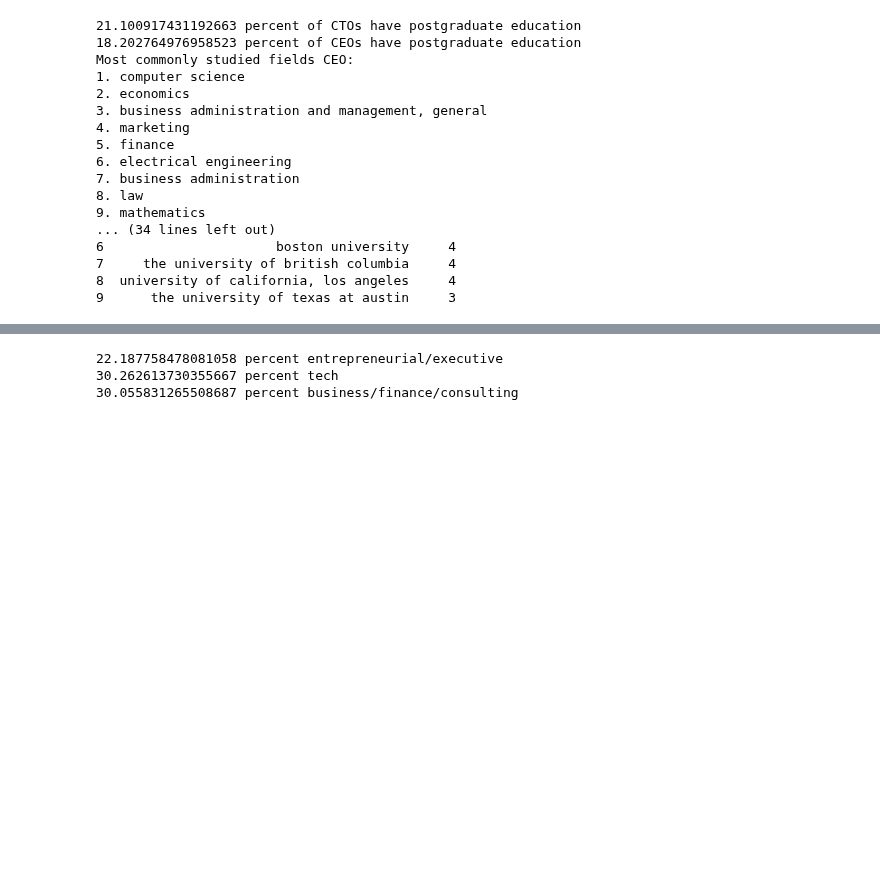
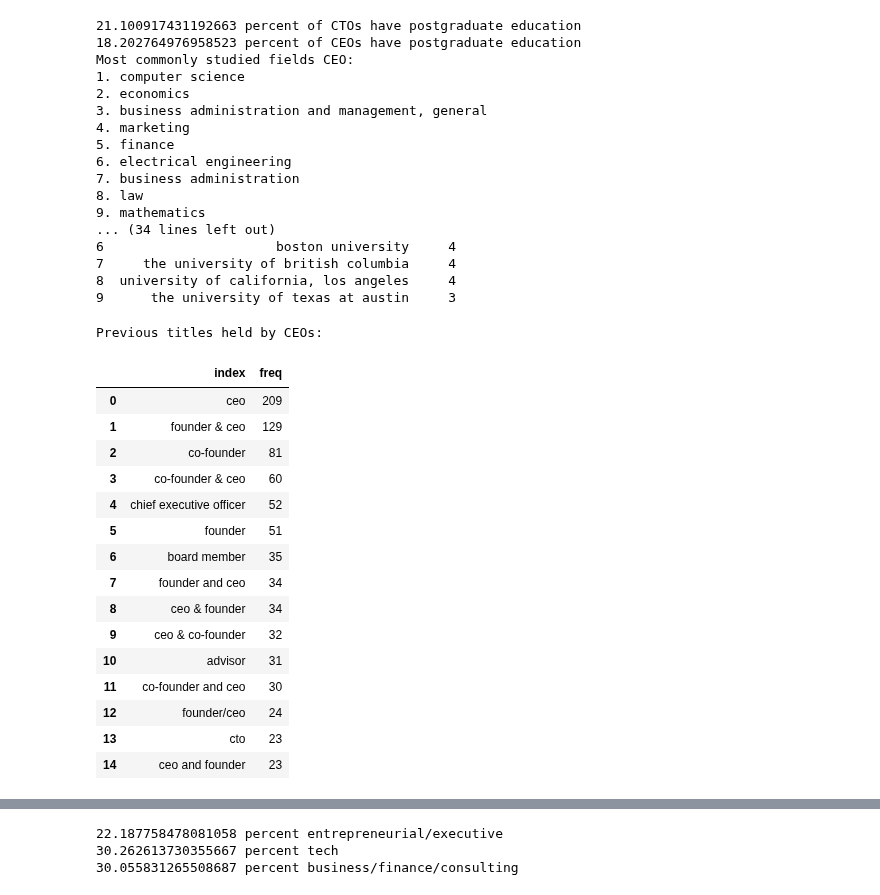
Before and after one commit to sarahbeasley2020/Scraping, a Jupyter notebook: Backtesting/Backtesting_Analysis.ipynb, the cells around one changed output, grey strips where cells are left out. Saved outputs shown, nothing was run; the diff lists cells and outputs as text; code cells hidden in the pictures; blank space fills up the shorter version.

```diff
--- a/Backtesting/Backtesting_Analysis.ipynb
+++ b/Backtesting/Backtesting_Analysis.ipynb
@@ -657,3 +662,40 @@ Most commonly studied fields CEO:
 7     the university of british columbia     4
 8  university of california, los angeles     4
 9      the university of texas at austin     3
+# %%
+'''
+Employment:
+    Profiles of CEOs
+'''
+titleDict={}
+print("Previous titles held by CEOs:")
+for ceo in ceosList:
+    if ceo['experience']:
+        for exp in ceo['experience']:
+            if exp['title']:
+                position = exp['title'].lower()
+                if position not in titleDict:
+                    titleDict[position] = 1
+                else:
+                    titleDict[position] += 1
+titleDict = {k: v for k, v in sorted(titleDict.items(), key=lambda item: item[1], reverse=True)}
+df_positions = pd.DataFrame.from_dict(titleDict, orient='index', columns=['freq']).reset_index()
+df_positions.head(15)
+# %% [output]
+Previous titles held by CEOs:
+|  | index | freq |
+| 0 | ceo | 209 |
+| 1 | founder & ceo | 129 |
+| 2 | co-founder | 81 |
+| 3 | co-founder & ceo | 60 |
+| 4 | chief executive officer | 52 |
+| 5 | founder | 51 |
+| 6 | board member | 35 |
+| 7 | founder and ceo | 34 |
+| 8 | ceo & founder | 34 |
+| 9 | ceo & co-founder | 32 |
+| 10 | advisor | 31 |
+| 11 | co-founder and ceo | 30 |
+| 12 | founder/ceo | 24 |
+| 13 | cto | 23 |
+| 14 | ceo and founder | 23 |
```
Also changed, not shown: parts of 8 cells of this notebook, 1 other file.
